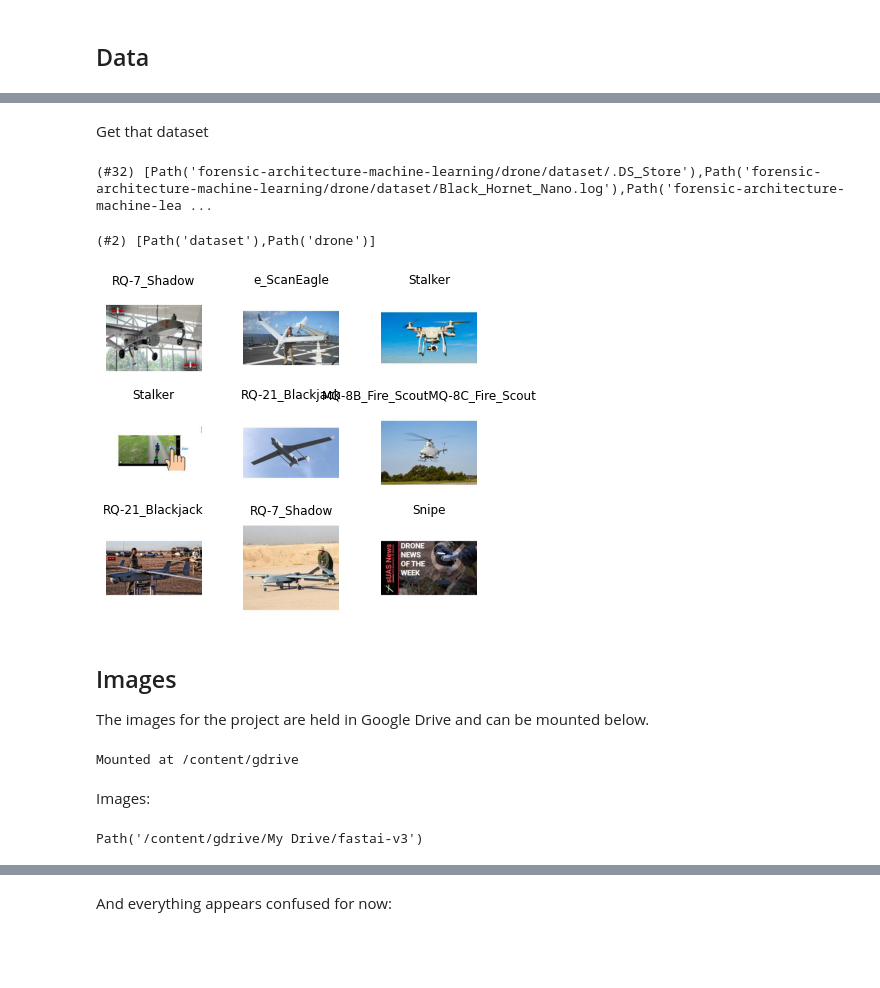
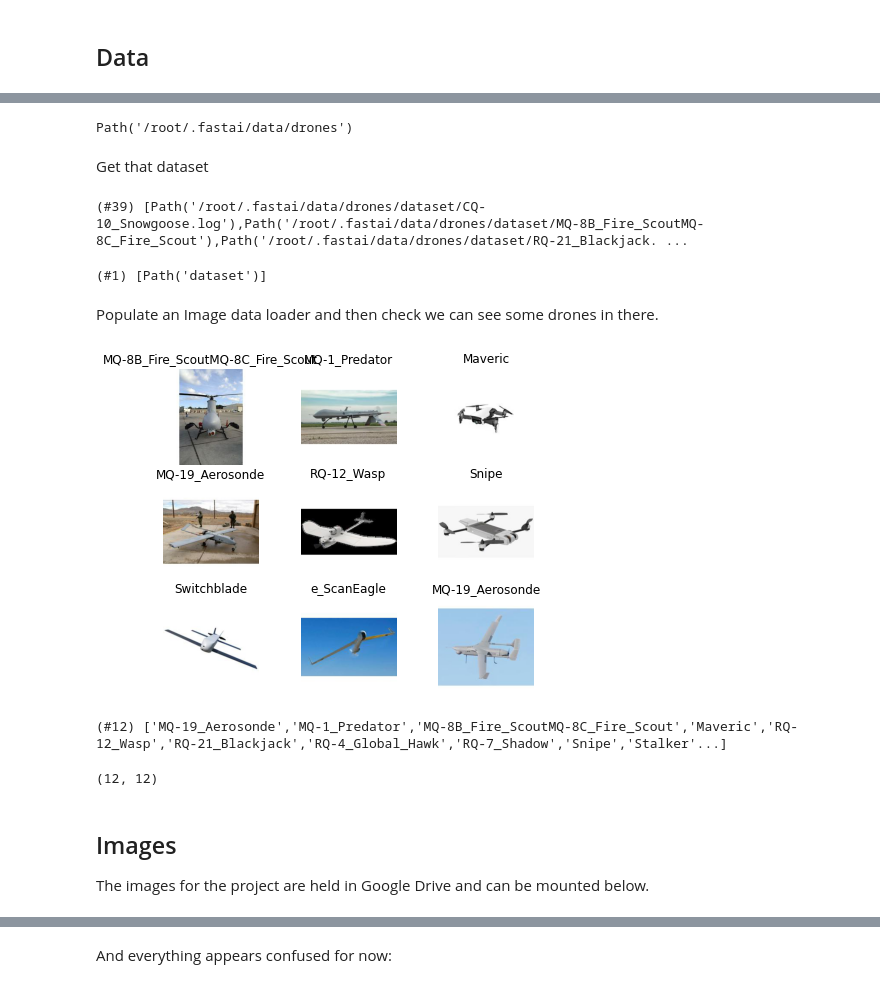
Before and after one commit to frasercrichton/fastai2-learning, a Jupyter notebook: nbs/drone.ipynb, the cells around one changed output, grey strips where cells are left out. Drawn from its saved outputs; the diff is of its cells as text; code cells hidden in the pictures; blank space fills up the shorter version.

Commit message:
Some sort of learning

```diff
--- a/nbs/drone.ipynb
+++ b/nbs/drone.ipynb
@@ -51,39 +58,40 @@ File system has been successfully mounted.
+# %%
+path = untar_data("https://storage.googleapis.com/forensic-architecture-machine-learning/drone/drones.zip"); path
+# %% [output]
+Path('/root/.fastai/data/drones')
 # %% [markdown]
 Get that dataset
 # %%
 from fastai2.vision.all import *
-path = Path('forensic-architecture-machine-learning/drone/'); path
 dataset = path/'dataset'; dataset
 dataset.ls()
 # %% [output]
-(#32) [Path('forensic-architecture-machine-learning/drone/dataset/.DS_Store'),Path('forensic-architecture-machine-learning/drone/dataset/Black_Hornet_Nano.log'),Path('forensic-architecture-machine-lea ...
+(#39) [Path('/root/.fastai/data/drones/dataset/CQ-10_Snowgoose.log'),Path('/root/.fastai/data/drones/dataset/MQ-8B_Fire_ScoutMQ-8C_Fire_Scout'),Path('/root/.fastai/data/drones/dataset/RQ-21_Blackjack. ...
 # %%
 Path.BASE_PATH = path # display all paths relative to dataset root
 path.ls()
 # %% [output]
-(#2) [Path('dataset'),Path('drone')]
+(#1) [Path('dataset')]
+# %% [markdown]
+Populate an Image data loader and then check we can see some drones in there.
 # %%
-fnames = get_image_files(path)
+path_img = path/'dataset'
+fnames = get_image_files(path_img)
+# fnames = get_image_files(path)
 def label_func(x): return x.parent.name
 dls = ImageDataLoaders.from_path_func(path, fnames, label_func)
 # , item_tfms=Resize(460), bs=bs, batch_tfms=[*aug_transforms(size=224, min_scale=0.75), Normalize.from_stats(*imagenet_stats)]
 dls.show_batch(max_n=9, figsize=(7,6))
 # %% [output]
-[figure, old version]
+[figure, new version]
+# %%
+print(dls.vocab)
+len(dls.vocab),dls.c
+# %% [output]
+(#12) ['MQ-19_Aerosonde','MQ-1_Predator','MQ-8B_Fire_ScoutMQ-8C_Fire_Scout','Maveric','RQ-12_Wasp','RQ-21_Blackjack','RQ-4_Global_Hawk','RQ-7_Shadow','Snipe','Stalker'...]
+(12, 12)
 # %% [markdown]
 
 ## Images
 
 The images for the project are held in Google Drive and can be mounted below.
-# %%
-from google.colab import drive
-drive.mount('/content/gdrive')
-# %% [output]
-Mounted at /content/gdrive
-# %% [markdown]
-Images:
-# %%
-from fastai2.vision.all import *
-path = Path('/content/gdrive/My Drive/fastai-v3'); path
-# %% [output]
-Path('/content/gdrive/My Drive/fastai-v3')
```
Also changed, not shown: parts of 16 cells of this notebook.
